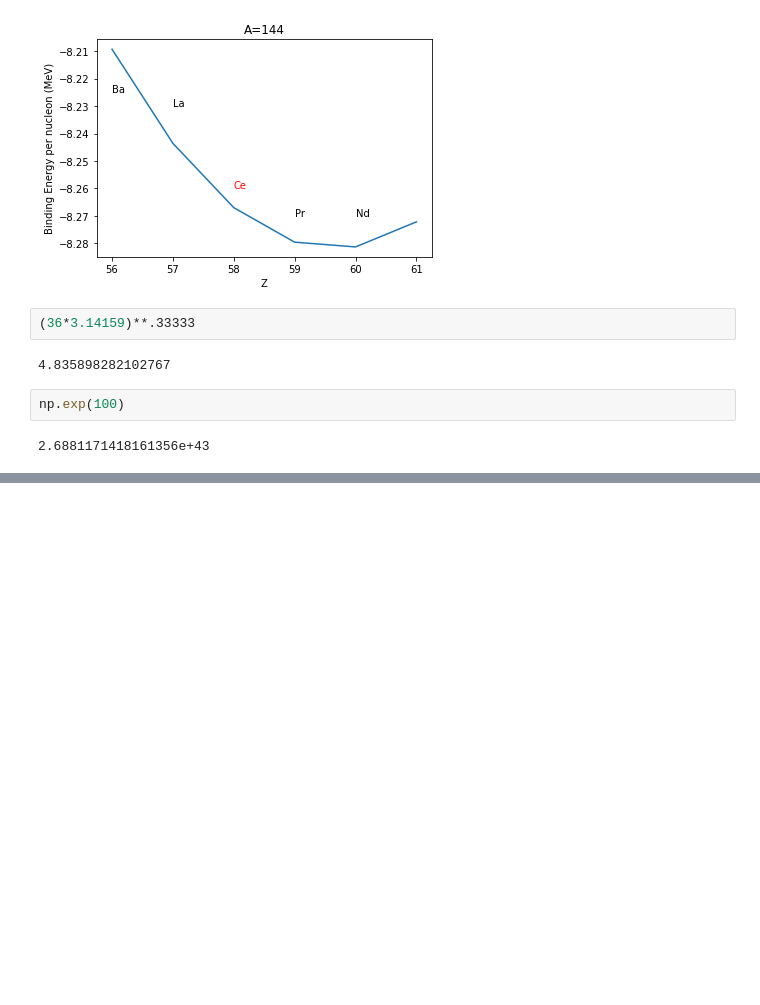
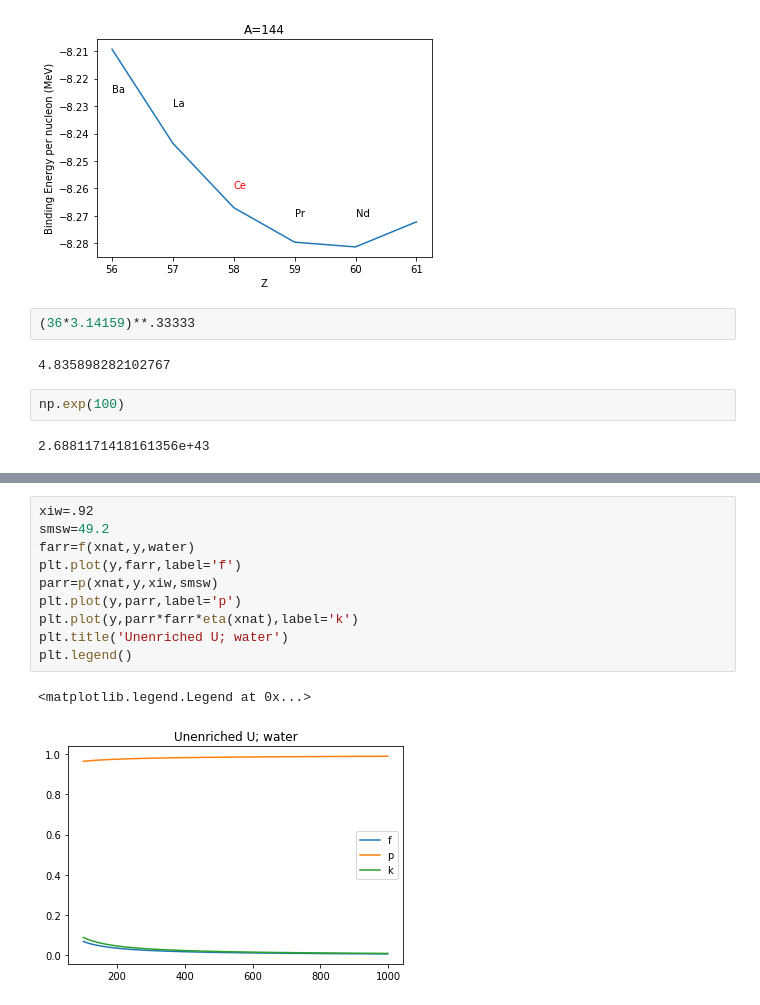
Before and after one commit to dodelson/Physics-of-Energy, a Jupyter notebook: Code/nuclear.ipynb, the cells around one changed output, grey strips where cells are left out. Cells and saved outputs as stored; diff of their text form; blank space fills up the shorter version.

```diff
--- a/Code/nuclear.ipynb
+++ b/Code/nuclear.ipynb
@@ -91,0 +129,13 @@ np.exp(100)
+# %%
+xiw=.92
+smsw=49.2
+farr=f(xnat,y,water)
+plt.plot(y,farr,label='f')
+parr=p(xnat,y,xiw,smsw)
+plt.plot(y,parr,label='p')
+plt.plot(y,parr*farr*eta(xnat),label='k')
+plt.title('Unenriched U; water')
+plt.legend()
+# %% [output]
+<matplotlib.legend.Legend at 0x...>
+[figure, added]
```
Also changed, not shown: parts of 5 cells of this notebook.
